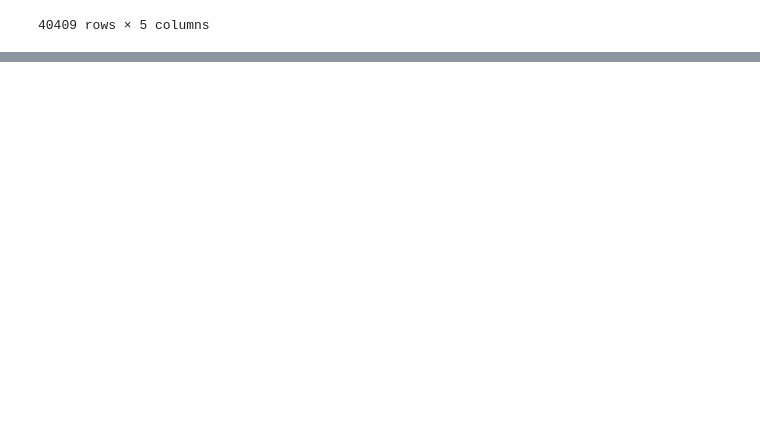
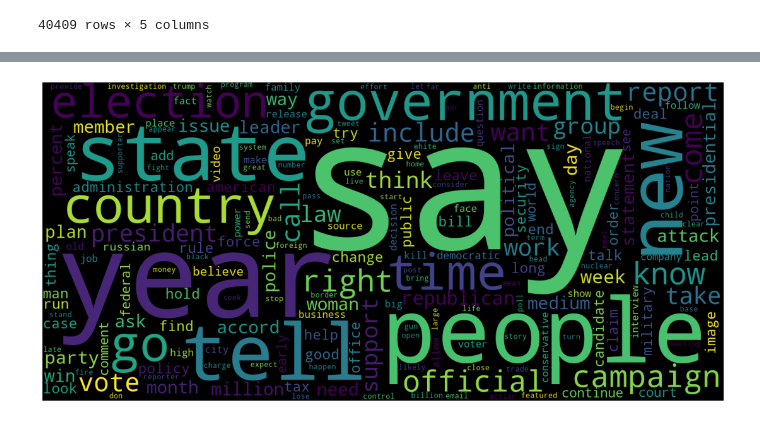
Before and after one commit to bkota0404/542_FinalProject_FakeDataClassification, a Jupyter notebook: Code/542_FinalProject_DataSets.ipynb, the cells around one changed output, grey strips where cells are left out. Saved outputs shown, nothing was run; the diff lists cells and outputs as text; code cells hidden in the pictures; blank space fills up the shorter version.

```diff
--- a/Code/542_FinalProject_DataSets.ipynb
+++ b/Code/542_FinalProject_DataSets.ipynb
@@ -185,0 +243,3 @@ df_TestSet.to_csv(filepath+'/Test.csv')
+# %%
+import pandas as pd
+df_TrainSet_proc = pd.read_csv(filepath+'/TrainProcessed.csv')
@@ -185,0 +248,4 @@ df_TestSet.to_csv(filepath+'/Test.csv')
+# %%
+import ast
+df_TrainSet_proc['Text_proc']=df_TrainSet_proc['Text_proc'].apply(lambda x: ast.literal_eval(x))
+df_TrainSet_proc['Title_proc']=df_TrainSet_proc['Title_proc'].apply(lambda x: ast.literal_eval(x))
@@ -185,0 +274,20 @@ df_TestSet.to_csv(filepath+'/Test.csv')
+# %%
+#Code to generate word cloud
+import pandas as pd
+import matplotlib.pyplot as plt
+%matplotlib inline
+from wordcloud import WordCloud
+def generatewordcloud(sentence_lst):
+  #print(sentence_lst)
+  token_list = sum(sentence_lst, [])#merge list into single list of words
+  sentence = " ".join(token_list) #merge list of word into a sentence for wordcloud
+  word_cloud = WordCloud(width = 1500, height = 700, collocations = False, background_color = 'black').generate(sentence)
+  plt.figure(figsize = (15, 7), facecolor = None)
+  plt.imshow(word_cloud)
+  plt.axis("off")
+  plt.tight_layout(pad = 0)
+  plt.show()
+# %%
+generatewordcloud(df_TrainSet_proc['Text_proc'])
+# %% [output]
+[figure, added]
```
Also changed, not shown: parts of 20 cells of this notebook.
